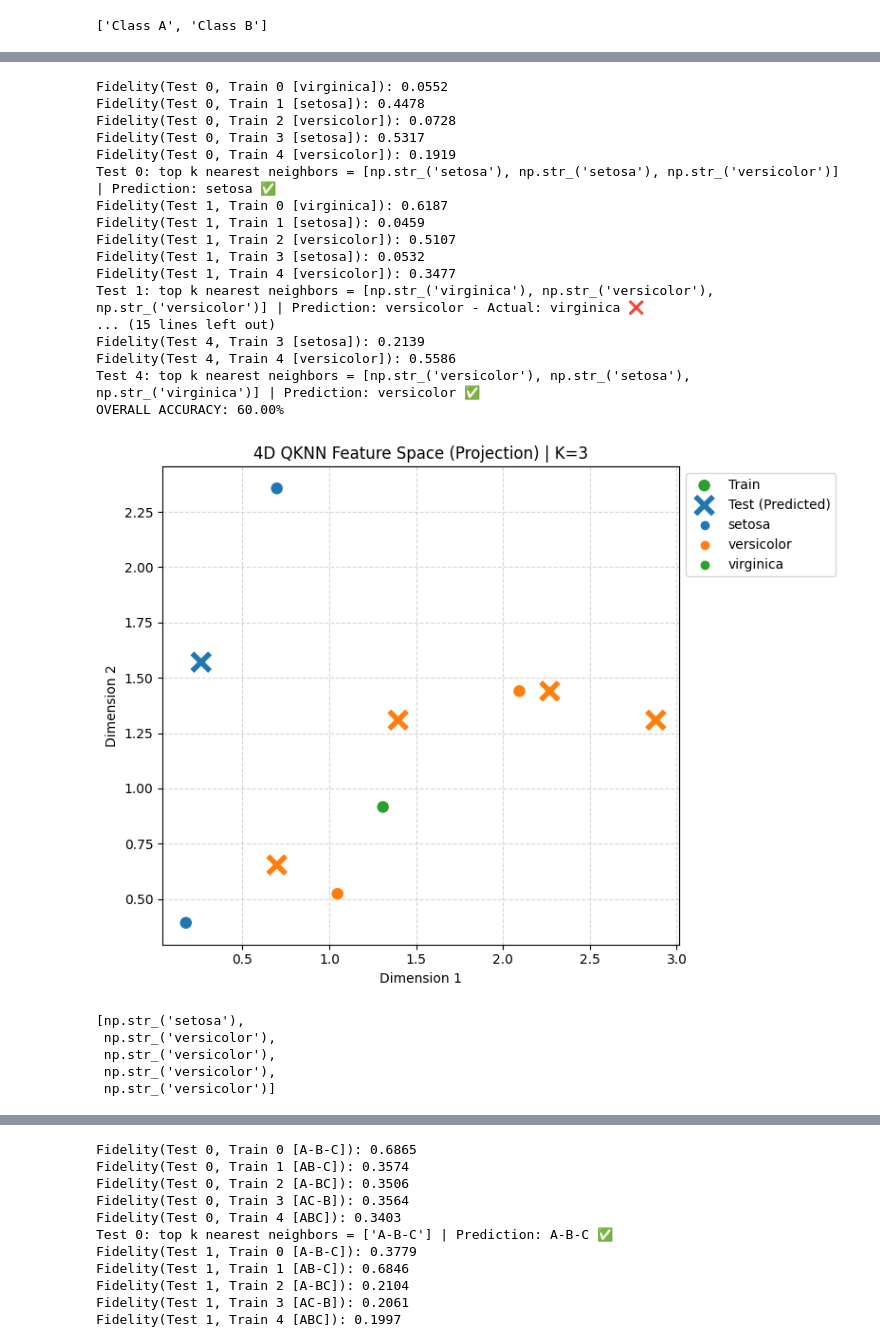
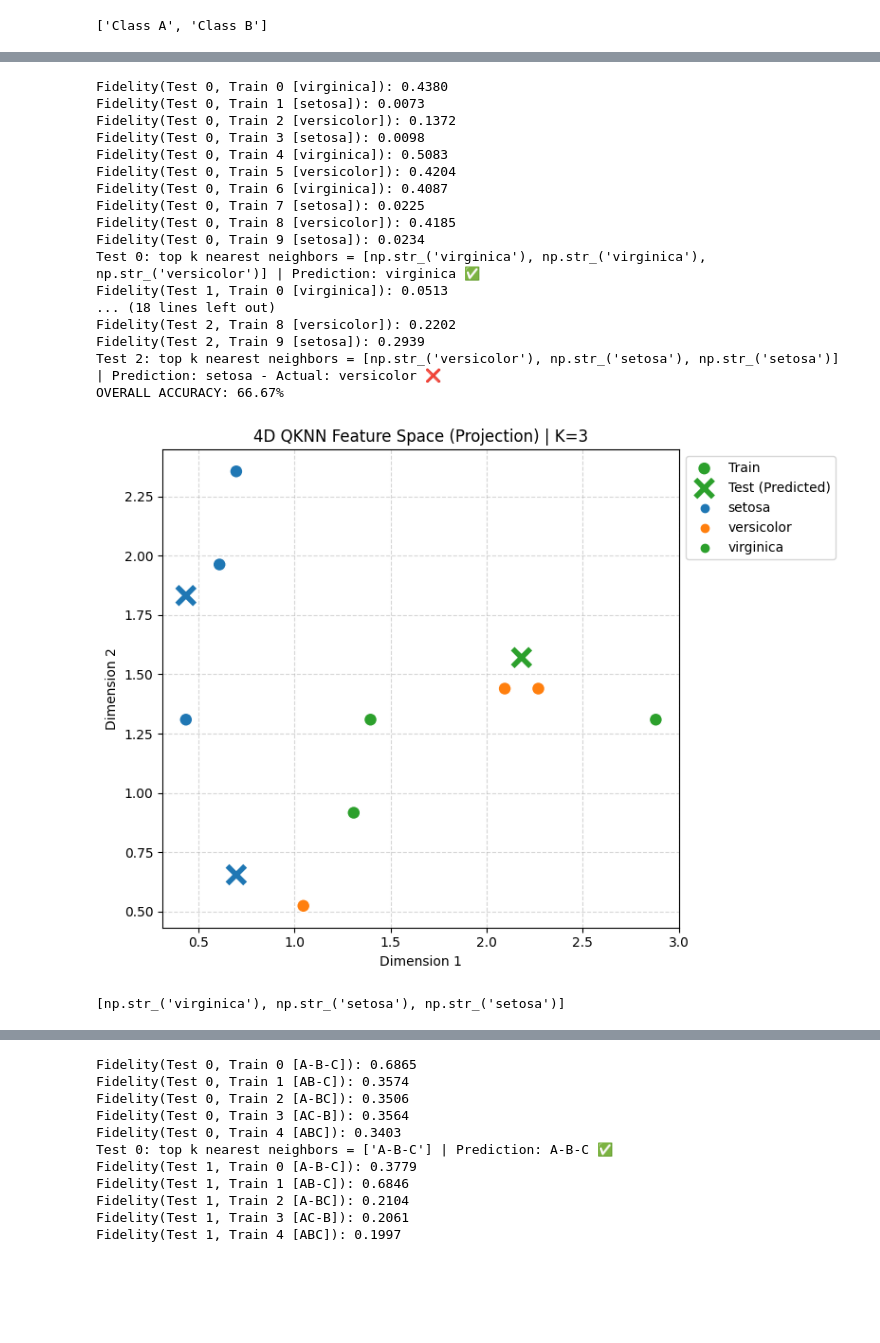
Before and after one commit to Aadipat/QuantumEngineeringProjectGroup8, a Jupyter notebook: simplest_swap_test.ipynb, the cells around one changed output, grey strips where cells are left out. Drawn from its saved outputs; the diff is of its cells as text; code cells hidden in the pictures; blank space fills up the shorter version.

Commit message:
Revert "runing on the actual harware is not fun"
This reverts commit 6481e53add91aa07b9e1da47a5f241e18efdab57.

```diff
--- a/simplest_swap_test.ipynb
+++ b/simplest_swap_test.ipynb
@@ -43,8 +43,6 @@ from typing import List, Tuple
 from sklearn.datasets import load_iris
 from sklearn.preprocessing import MinMaxScaler
 from sklearn.model_selection import train_test_split
-from qiskit_ibm_runtime import QiskitRuntimeService
-from qiskit_ibm_runtime import SamplerV2
 
 def visualize_1d(train_data, train_labels, test_data):
     unique_labels = sorted(list(set(train_labels)))
@@ -73,7 +71,7 @@ def visualize_1d(train_data, train_labels, test_data):
     plt.show()
 
 def compute_fidelity_1d(train_val, test_val):
-    qc = QuantumCircuit(3, 1) # 1 for ancilla, 1 for 1 dimension train data, 1 for 1 dimension test data
+    qc = QuantumCircuit(3) # 1 for ancilla, 1 for 1 dimension train data, 1 for 1 dimension test data
 
     # 1. Encoding
     qc.ry(train_val, 1)
@@ -85,14 +83,10 @@ def compute_fidelity_1d(train_val, test_val):
     qc.cswap(0, 1, 2)
     qc.h(0)
 
-    qc.measure(0, 0)
-
-    display(qc.draw('mpl'))
-    # print(qc.draw('latex_source'))
+    display(qc.draw("mpl"))
 
     isa = pm.run(qc)
-    display(isa.draw('mpl'))
-    #print(isa.draw('latex_source'))
+    display(isa.draw("mpl"))
     obs = observable.apply_layout(isa.layout)
     estimator = EstimatorV2(backend)
     job = estimator.run([(isa, obs)], precision=0.01)
@@ -348,7 +309,7 @@ scaler = MinMaxScaler(feature_range=(0, np.pi))
 X_scaled = scaler.fit_transform(X)
 
 X_train, X_test, y_train, y_test = train_test_split(
-    X_scaled, y, train_size=5, test_size=5, random_state=42, stratify=y
+    X_scaled, y, train_size=10, test_size=3, random_state=42, stratify=y
 )
 
 train_labels = [target_names[i] for i in y_train]
@@ -357,10 +318,5 @@ test_labels_actual = [target_names[i] for i in y_test]
 train_data = [np.array(pt) for pt in X_train]
 test_data = [np.array(pt) for pt in X_test]
 
-qknn(
-    qknn_input=ClassicalInput(train_data, test_data),
-    train_labels=train_labels,
-    test_labels=test_labels_actual,
-    K = 3
-)
+qknn(ClassicalInput(train=train_data, test=test_data), train_labels, test_labels=test_labels_actual, K=3)
 # %% [output]
@@ -368,23 +324,19 @@ qknn(
-Fidelity(Test 0, Train 0 [virginica]): 0.0552
-Fidelity(Test 0, Train 1 [setosa]): 0.4478
-Fidelity(Test 0, Train 2 [versicolor]): 0.0728
-Fidelity(Test 0, Train 3 [setosa]): 0.5317
-Fidelity(Test 0, Train 4 [versicolor]): 0.1919
-Test 0: top k nearest neighbors = [np.str_('setosa'), np.str_('setosa'), np.str_('versicolor')] | Prediction: setosa ✅
-Fidelity(Test 1, Train 0 [virginica]): 0.6187
-Fidelity(Test 1, Train 1 [setosa]): 0.0459
-Fidelity(Test 1, Train 2 [versicolor]): 0.5107
-Fidelity(Test 1, Train 3 [setosa]): 0.0532
-Fidelity(Test 1, Train 4 [versicolor]): 0.3477
-Test 1: top k nearest neighbors = [np.str_('virginica'), np.str_('versicolor'), np.str_('versicolor')] | Prediction: versicolor - Actual: virginica ❌
-... (15 lines left out)
-Fidelity(Test 4, Train 3 [setosa]): 0.2139
-Fidelity(Test 4, Train 4 [versicolor]): 0.5586
-Test 4: top k nearest neighbors = [np.str_('versicolor'), np.str_('setosa'), np.str_('virginica')] | Prediction: versicolor ✅
-OVERALL ACCURACY: 60.00%
+Fidelity(Test 0, Train 0 [virginica]): 0.4380
+Fidelity(Test 0, Train 1 [setosa]): 0.0073
+Fidelity(Test 0, Train 2 [versicolor]): 0.1372
+Fidelity(Test 0, Train 3 [setosa]): 0.0098
+Fidelity(Test 0, Train 4 [virginica]): 0.5083
+Fidelity(Test 0, Train 5 [versicolor]): 0.4204
+Fidelity(Test 0, Train 6 [virginica]): 0.4087
+Fidelity(Test 0, Train 7 [setosa]): 0.0225
+Fidelity(Test 0, Train 8 [versicolor]): 0.4185
+Fidelity(Test 0, Train 9 [setosa]): 0.0234
+Test 0: top k nearest neighbors = [np.str_('virginica'), np.str_('virginica'), np.str_('versicolor')] | Prediction: virginica ✅
+Fidelity(Test 1, Train 0 [virginica]): 0.0513
+... (18 lines left out)
+Fidelity(Test 2, Train 8 [versicolor]): 0.2202
+Fidelity(Test 2, Train 9 [setosa]): 0.2939
+Test 2: top k nearest neighbors = [np.str_('versicolor'), np.str_('setosa'), np.str_('setosa')] | Prediction: setosa - Actual: versicolor ❌
+OVERALL ACCURACY: 66.67%
-[figure, old version]
+[figure, new version]
-[np.str_('setosa'),
- np.str_('versicolor'),
- np.str_('versicolor'),
- np.str_('versicolor'),
- np.str_('versicolor')]
+[np.str_('virginica'), np.str_('setosa'), np.str_('setosa')]
```
Also changed, not shown: parts of 5 cells of this notebook.
